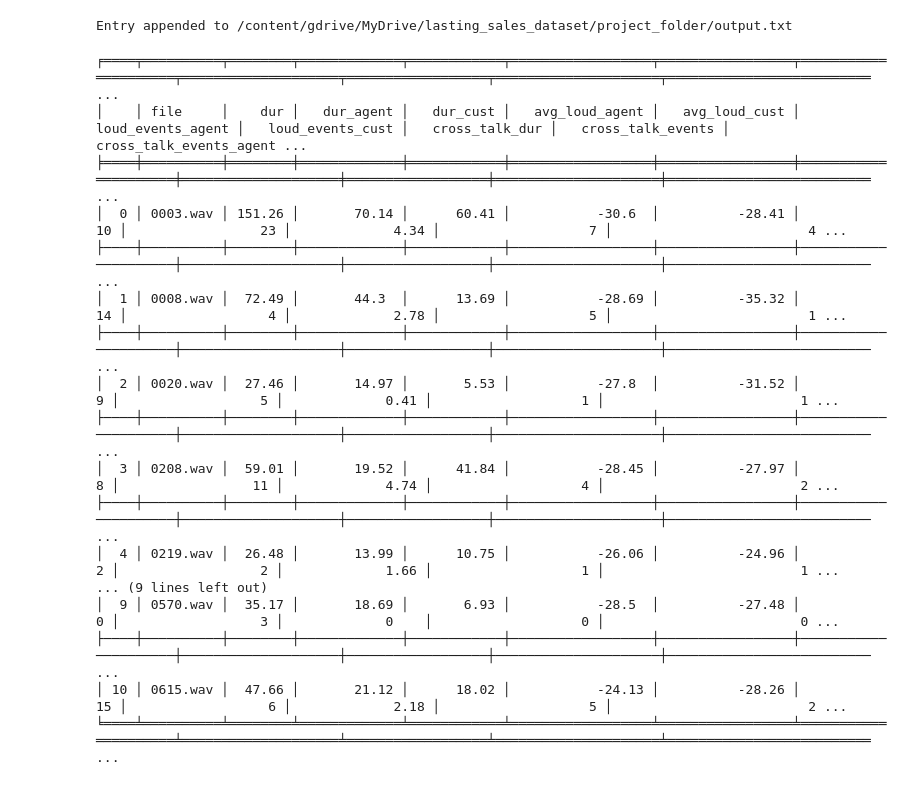
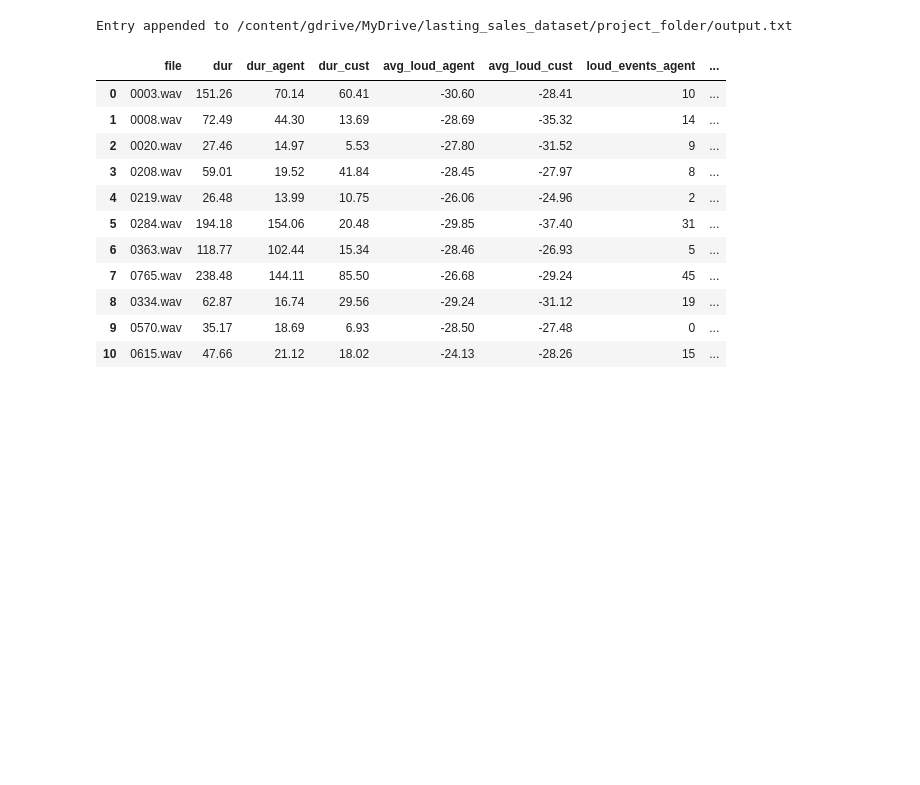
Before and after one commit to salman1851/sales-call-analytics, a Jupyter notebook: sales_call_analytics.ipynb, the cells around one changed output. Saved outputs shown, nothing was run; the diff lists cells and outputs as text; code cells hidden in the pictures; blank space fills up the shorter version.

```diff
--- a/sales_call_analytics.ipynb
+++ b/sales_call_analytics.ipynb
@@ -457,33 +457,27 @@ Entry appended to /content/gdrive/MyDrive/lasting_sales_dataset/project_folder/o
 # %%
 ########## VISUALIZE OUTPUT ##########
 
 output_file = project_folder + 'output.txt'
 
 # Check if the file exists before attempting to read it
 if not os.path.isfile(output_file):
     print(f"The file {output_file} does not exist.")
 else:
     # Read the contents of the file into a DataFrame
     df = pd.read_csv(output_file, sep='\t')
 
     # Display the DataFrame using tabulate
-    table = tabulate(df, headers='keys', tablefmt='fancy_grid')
-    print(table)
+    display(df)
 # %% [output]
-╒════╤══════════╤════════╤═════════════╤════════════╤══════════════════╤═════════════════╤═════════════════════╤════════════════════╤══════════════════╤═════════════════════╤══════════════════════════ ...
-│    │ file     │    dur │   dur_agent │   dur_cust │   avg_loud_agent │   avg_loud_cust │   loud_events_agent │   loud_events_cust │   cross_talk_dur │   cross_talk_events │   cross_talk_events_agent ...
-╞════╪══════════╪════════╪═════════════╪════════════╪══════════════════╪═════════════════╪═════════════════════╪════════════════════╪══════════════════╪═════════════════════╪══════════════════════════ ...
-│  0 │ 0003.wav │ 151.26 │       70.14 │      60.41 │           -30.6  │          -28.41 │                  10 │                 23 │             4.34 │                   7 │                         4 ...
-├────┼──────────┼────────┼─────────────┼────────────┼──────────────────┼─────────────────┼─────────────────────┼────────────────────┼──────────────────┼─────────────────────┼────────────────────────── ...
-│  1 │ 0008.wav │  72.49 │       44.3  │      13.69 │           -28.69 │          -35.32 │                  14 │                  4 │             2.78 │                   5 │                         1 ...
-├────┼──────────┼────────┼─────────────┼────────────┼──────────────────┼─────────────────┼─────────────────────┼────────────────────┼──────────────────┼─────────────────────┼────────────────────────── ...
-│  2 │ 0020.wav │  27.46 │       14.97 │       5.53 │           -27.8  │          -31.52 │                   9 │                  5 │             0.41 │                   1 │                         1 ...
-├────┼──────────┼────────┼─────────────┼────────────┼──────────────────┼─────────────────┼─────────────────────┼────────────────────┼──────────────────┼─────────────────────┼────────────────────────── ...
-│  3 │ 0208.wav │  59.01 │       19.52 │      41.84 │           -28.45 │          -27.97 │                   8 │                 11 │             4.74 │                   4 │                         2 ...
-├────┼──────────┼────────┼─────────────┼────────────┼──────────────────┼─────────────────┼─────────────────────┼────────────────────┼──────────────────┼─────────────────────┼────────────────────────── ...
-│  4 │ 0219.wav │  26.48 │       13.99 │      10.75 │           -26.06 │          -24.96 │                   2 │                  2 │             1.66 │                   1 │                         1 ...
-... (9 lines left out)
-│  9 │ 0570.wav │  35.17 │       18.69 │       6.93 │           -28.5  │          -27.48 │                   0 │                  3 │             0    │                   0 │                         0 ...
-├────┼──────────┼────────┼─────────────┼────────────┼──────────────────┼─────────────────┼─────────────────────┼────────────────────┼──────────────────┼─────────────────────┼────────────────────────── ...
-│ 10 │ 0615.wav │  47.66 │       21.12 │      18.02 │           -24.13 │          -28.26 │                  15 │                  6 │             2.18 │                   5 │                         2 ...
-╘════╧══════════╧════════╧═════════════╧════════════╧══════════════════╧═════════════════╧═════════════════════╧════════════════════╧══════════════════╧═════════════════════╧══════════════════════════ ...
+|  | file | dur | dur_agent | dur_cust | avg_loud_agent | avg_loud_cust | loud_events_agent | ... |
+| 0 | 0003.wav | 151.26 | 70.14 | 60.41 | -30.60 | -28.41 | 10 | ... |
+| 1 | 0008.wav | 72.49 | 44.30 | 13.69 | -28.69 | -35.32 | 14 | ... |
+| 2 | 0020.wav | 27.46 | 14.97 | 5.53 | -27.80 | -31.52 | 9 | ... |
+| 3 | 0208.wav | 59.01 | 19.52 | 41.84 | -28.45 | -27.97 | 8 | ... |
+| 4 | 0219.wav | 26.48 | 13.99 | 10.75 | -26.06 | -24.96 | 2 | ... |
+| 5 | 0284.wav | 194.18 | 154.06 | 20.48 | -29.85 | -37.40 | 31 | ... |
+| 6 | 0363.wav | 118.77 | 102.44 | 15.34 | -28.46 | -26.93 | 5 | ... |
+| 7 | 0765.wav | 238.48 | 144.11 | 85.50 | -26.68 | -29.24 | 45 | ... |
+| 8 | 0334.wav | 62.87 | 16.74 | 29.56 | -29.24 | -31.12 | 19 | ... |
+| 9 | 0570.wav | 35.17 | 18.69 | 6.93 | -28.50 | -27.48 | 0 | ... |
+| 10 | 0615.wav | 47.66 | 21.12 | 18.02 | -24.13 | -28.26 | 15 | ... |
```
Also changed, not shown: parts of 1 cell of this notebook.
